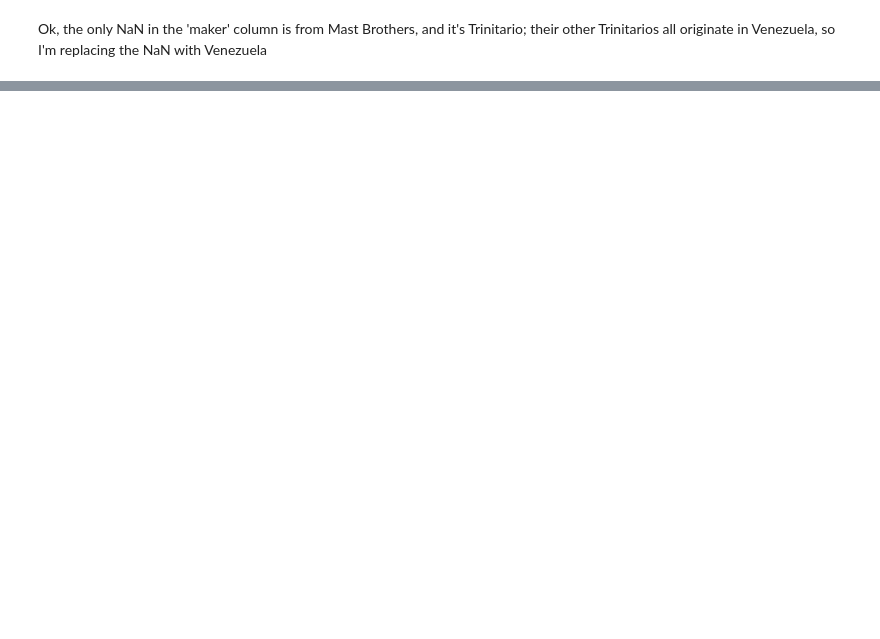
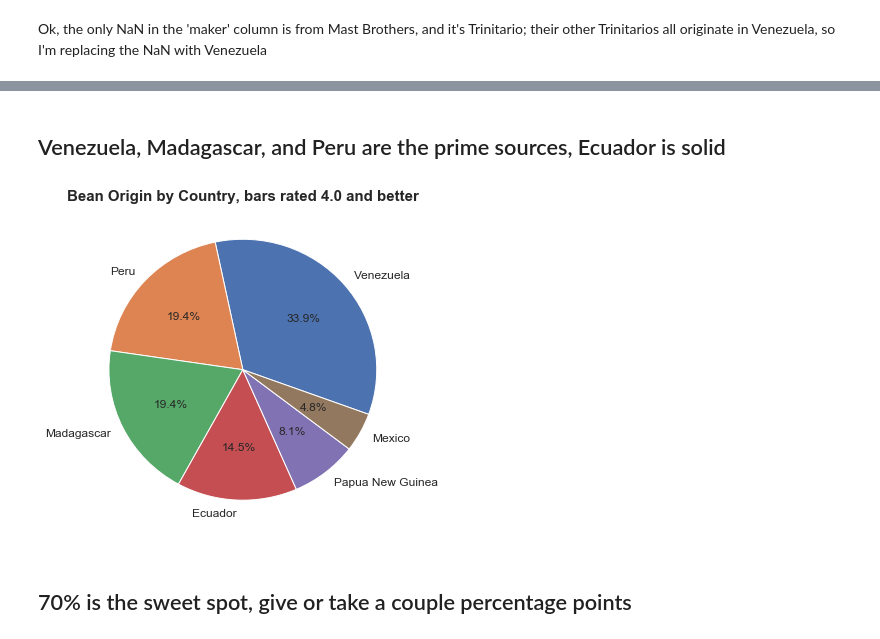
Before and after one commit to A-Bauman/Thinkful, a Jupyter notebook: Cacao.ipynb, the cells around one changed output, grey strips where cells are left out. Cells and saved outputs as stored; diff of their text form; code cells hidden in the pictures; blank space fills up the shorter version.

```diff
--- a/Cacao.ipynb
+++ b/Cacao.ipynb
@@ -134,3 +108,0 @@ choc.loc[choc["orig_of_bean"].str.len() == 1].head(20)  # there are actually 73
-# %%
-choc.loc[choc["orig_of_bean"].str.len() == 1] = "VARIOUS"
-choc["orig_of_bean"].sort_values().value_counts().head(7)
@@ -146,6 +108,0 @@ Name: orig_of_bean, dtype: int64
-# %%
-# there's a variety of duplicates and other corrections here; I'm choosing to combine the various subtypes
-# within a larger type into the single larger type ie: Forastero (Nacional) becomes just Forastero
-choc.loc[choc["bean_type"].str.len() == 1] = "Blend"
-choc.loc[choc["bean_type"] == "Trinitario, Criollo"] = "Criollo, Trinitario"
-choc["bean_type"].sort_values().value_counts().head(20)
@@ -169,0 +182,19 @@ Name: bean_type, dtype: int64
+# %%
+# removing various outliers: bean types that have a single entry, or countries that have extremely low production
+choc = choc[(choc.bean_type != "CCN51") &
+            (choc.bean_type != "Amazon") &
+            (choc.maker_loc != "Netherlands") &
+            (choc.maker_loc != "Wales") &
+            (choc.maker_loc != "Russia") &
+            (choc.maker_loc != "South Korea") &
+            (choc.maker_loc != "Martinique") &
+            (choc.maker_loc != "India") &
+            (choc.maker_loc != "Czech Republic") &
+            (choc.maker_loc != "Philippines") &
+            (choc.maker_loc != "Chile") &
+            (choc.maker_loc != "Ghana") &
+            (choc.maker_loc != "Suriname")]
+# %%
+# Need to convert the percent to an actual numeric type, also stripping off '.5' in maybe 3 spots
+choc["perc_cocoa"] = choc["perc_cocoa"].str.replace(r"%", "")
+choc["perc_cocoa"] = choc["perc_cocoa"].str.replace(r"\.5\b", "").astype("int64")
@@ -169,0 +234,16 @@ Name: bean_type, dtype: int64
+# %% [markdown]
+## Venezuela, Madagascar, and Peru are the prime sources, Ecuador is solid
+# %%
+#choc.loc[choc.rating >= 4.0, "orig_of_bean"].value_counts().head(6)
+fig, ax = plt.subplots(figsize=[6,6])
+
+# Change this to 3.0 or 3.5 to see how it changes the countries in the pie chart
+choc.loc[choc.rating >= 4.0, "orig_of_bean"].value_counts().head(6).plot('pie', autopct='%1.1f%%',
+                                                                         fontsize=12, startangle=-20)
+plt.ylabel("")
+plt.title("Bean Origin by Country, bars rated 4.0 and better", fontsize=15, fontweight='bold')
+plt.show()
+# %% [output]
+[figure, added]
+# %% [markdown]
+## 70% is the sweet spot, give or take a couple percentage points
```
Also changed, not shown: parts of 37 cells of this notebook.
